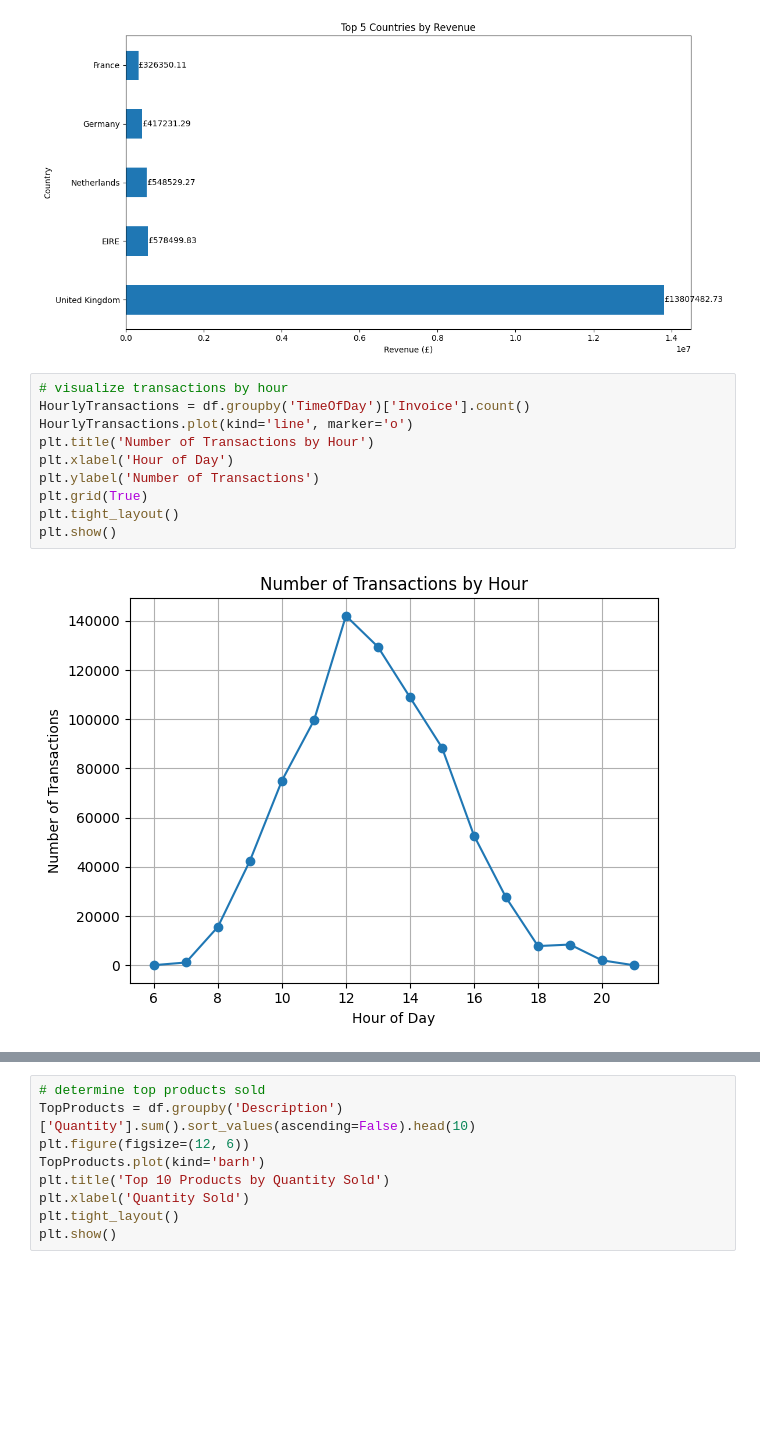
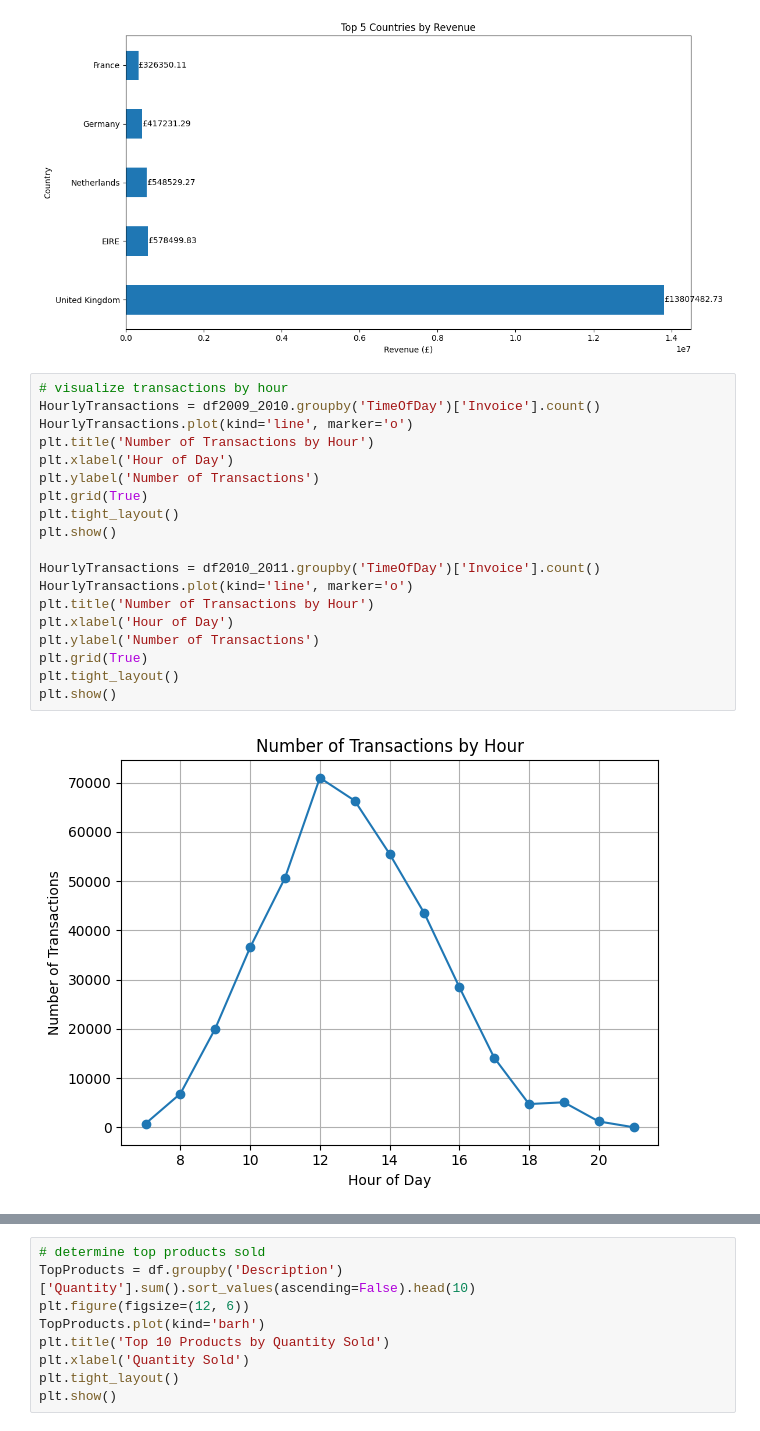
Before and after one commit to eth-alexander/CAP4770-Project, a Jupyter notebook: project.ipynb, the cells around one changed output, grey strips where cells are left out. Saved outputs shown, nothing was run; the diff lists cells and outputs as text; blank space fills up the shorter version.

```diff
--- a/project.ipynb
+++ b/project.ipynb
@@ -99,13 +96,22 @@ plt.show()
 [figure]
 # %%
 # visualize transactions by hour
-HourlyTransactions = df.groupby('TimeOfDay')['Invoice'].count()
+HourlyTransactions = df2009_2010.groupby('TimeOfDay')['Invoice'].count()
 HourlyTransactions.plot(kind='line', marker='o')
 plt.title('Number of Transactions by Hour')
 plt.xlabel('Hour of Day')
 plt.ylabel('Number of Transactions')
 plt.grid(True)
 plt.tight_layout()
 plt.show()
+
+HourlyTransactions = df2010_2011.groupby('TimeOfDay')['Invoice'].count()
+HourlyTransactions.plot(kind='line', marker='o')
+plt.title('Number of Transactions by Hour')
+plt.xlabel('Hour of Day')
+plt.ylabel('Number of Transactions')
+plt.grid(True)
+plt.tight_layout()
+plt.show()
 # %% [output]
-[figure, old version]
+[figure, new version]
```
Also changed, not shown: parts of 5 cells of this notebook.
